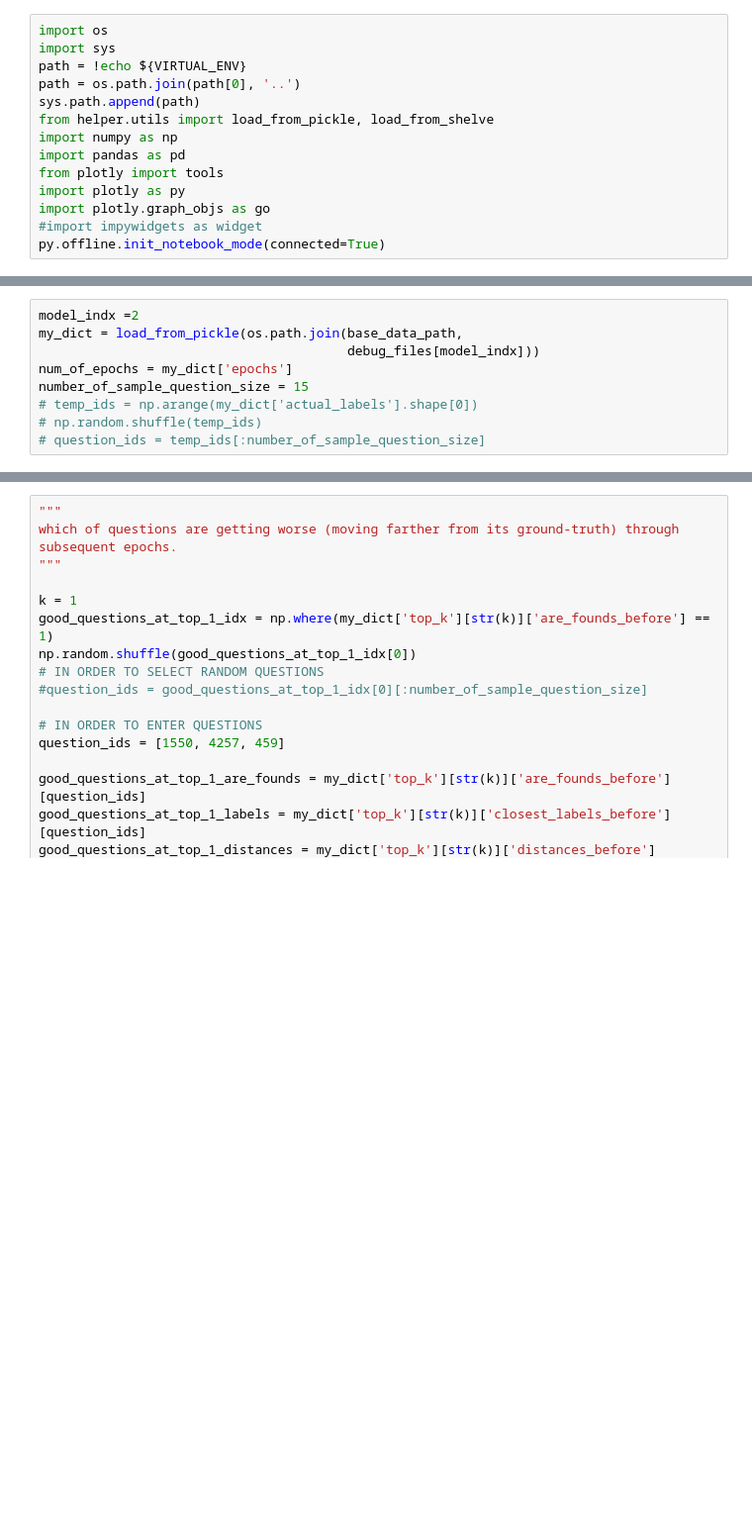
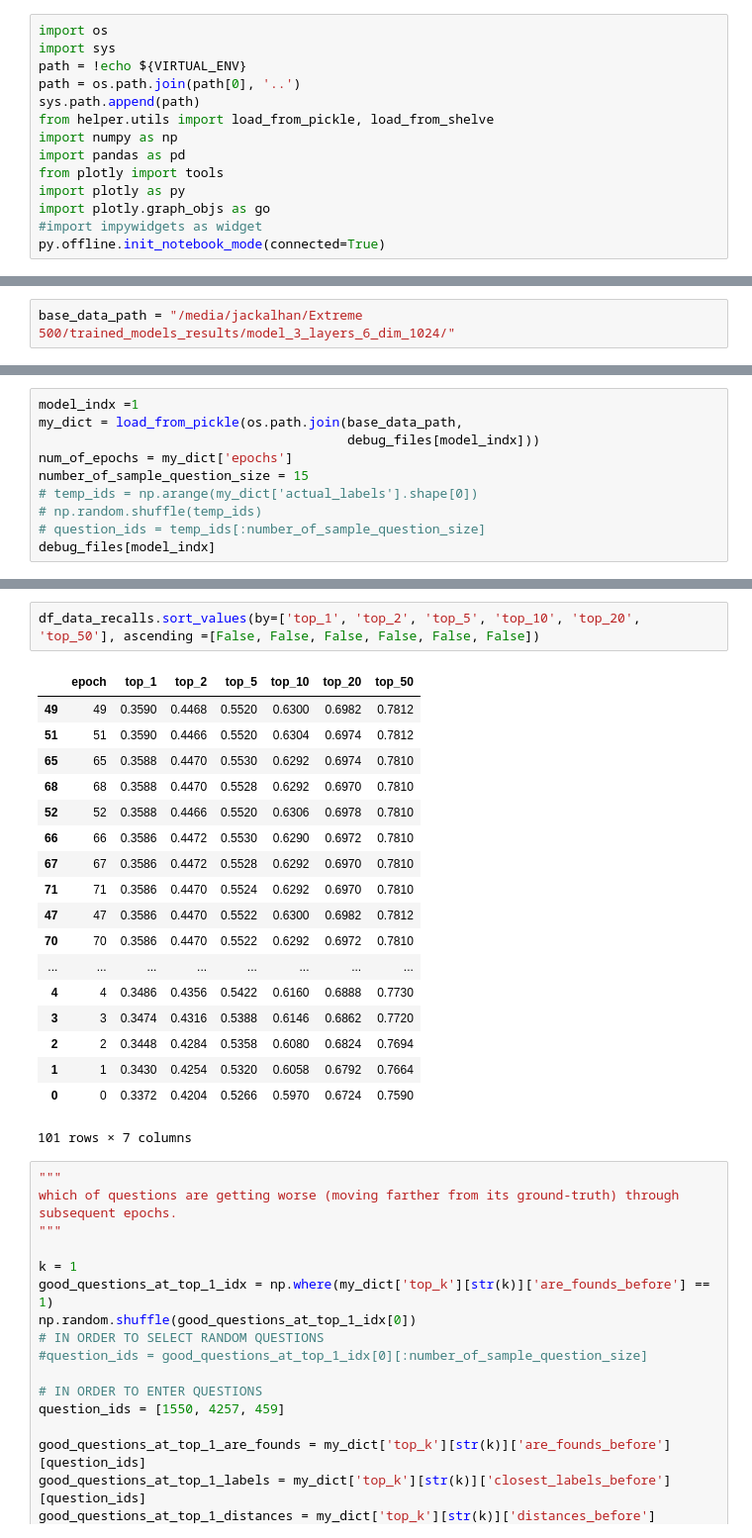
Before and after one commit to jackalhan/more_meaningful_representations, a Jupyter notebook: squad/Model_Execution_for_Tracing_Improvement.ipynb, the cells around one changed output, grey strips where cells are left out. Shown at 99% size. Drawn from its saved outputs; the diff is of its cells as text; blank space fills up the shorter version.

Commit message:
-fixed the similarity recall exporting
-fixed the some variable names

```diff
--- a/squad/Model_Execution_for_Tracing_Improvement.ipynb
+++ b/squad/Model_Execution_for_Tracing_Improvement.ipynb
@@ -17,3 +15,5 @@ base_data_path = "/home/jackalhan/Development/github/more_meaningful_representat
+# %%
+base_data_path = "/media/jackalhan/Extreme 500/trained_models_results/model_3_layers_6_dim_1024/"
 # %%
 debug_files = {}
 for i, structure in enumerate(os.walk(base_data_path)):
@@ -32,5 +27,5 @@ for i, structure in enumerate(os.walk(base_data_path)):
 # %%
-model_indx =2
+model_indx =1
 my_dict = load_from_pickle(os.path.join(base_data_path,
                                         debug_files[model_indx]))
 num_of_epochs = my_dict['epochs']
@@ -38,3 +33,4 @@ number_of_sample_question_size = 15
 # temp_ids = np.arange(my_dict['actual_labels'].shape[0])
 # np.random.shuffle(temp_ids)
 # question_ids = temp_ids[:number_of_sample_question_size]
+debug_files[model_indx]
@@ -100,3 +98,24 @@ df_data_recalls.sort_values(by=['top_1'])
+# %%
+df_data_recalls.sort_values(by=['top_1', 'top_2', 'top_5', 'top_10', 'top_20', 'top_50'], ascending =[False, False, False, False, False, False])
+# %% [output]
+|  | epoch | top_1 | top_2 | top_5 | top_10 | top_20 | top_50 |
+| 49 | 49 | 0.3590 | 0.4468 | 0.5520 | 0.6300 | 0.6982 | 0.7812 |
+| 51 | 51 | 0.3590 | 0.4466 | 0.5520 | 0.6304 | 0.6974 | 0.7812 |
+| 65 | 65 | 0.3588 | 0.4470 | 0.5530 | 0.6292 | 0.6974 | 0.7810 |
+| 68 | 68 | 0.3588 | 0.4470 | 0.5528 | 0.6292 | 0.6970 | 0.7810 |
+| 52 | 52 | 0.3588 | 0.4466 | 0.5520 | 0.6306 | 0.6978 | 0.7810 |
+| 66 | 66 | 0.3586 | 0.4472 | 0.5530 | 0.6290 | 0.6972 | 0.7810 |
+| 67 | 67 | 0.3586 | 0.4472 | 0.5528 | 0.6292 | 0.6970 | 0.7810 |
+| 71 | 71 | 0.3586 | 0.4470 | 0.5524 | 0.6292 | 0.6970 | 0.7810 |
+| 47 | 47 | 0.3586 | 0.4470 | 0.5522 | 0.6300 | 0.6982 | 0.7812 |
+| 70 | 70 | 0.3586 | 0.4470 | 0.5522 | 0.6292 | 0.6972 | 0.7810 |
+| ... | ... | ... | ... | ... | ... | ... | ... |
+| 4 | 4 | 0.3486 | 0.4356 | 0.5422 | 0.6160 | 0.6888 | 0.7730 |
+| 3 | 3 | 0.3474 | 0.4316 | 0.5388 | 0.6146 | 0.6862 | 0.7720 |
+| 2 | 2 | 0.3448 | 0.4284 | 0.5358 | 0.6080 | 0.6824 | 0.7694 |
+| 1 | 1 | 0.3430 | 0.4254 | 0.5320 | 0.6058 | 0.6792 | 0.7664 |
+| 0 | 0 | 0.3372 | 0.4204 | 0.5266 | 0.5970 | 0.6724 | 0.7590 |
+101 rows × 7 columns
 # %%
 """
 which of questions are getting worse (moving farther from its ground-truth) through subsequent epochs.
```
Also changed, not shown: parts of 5 cells of this notebook, 3 other files.
